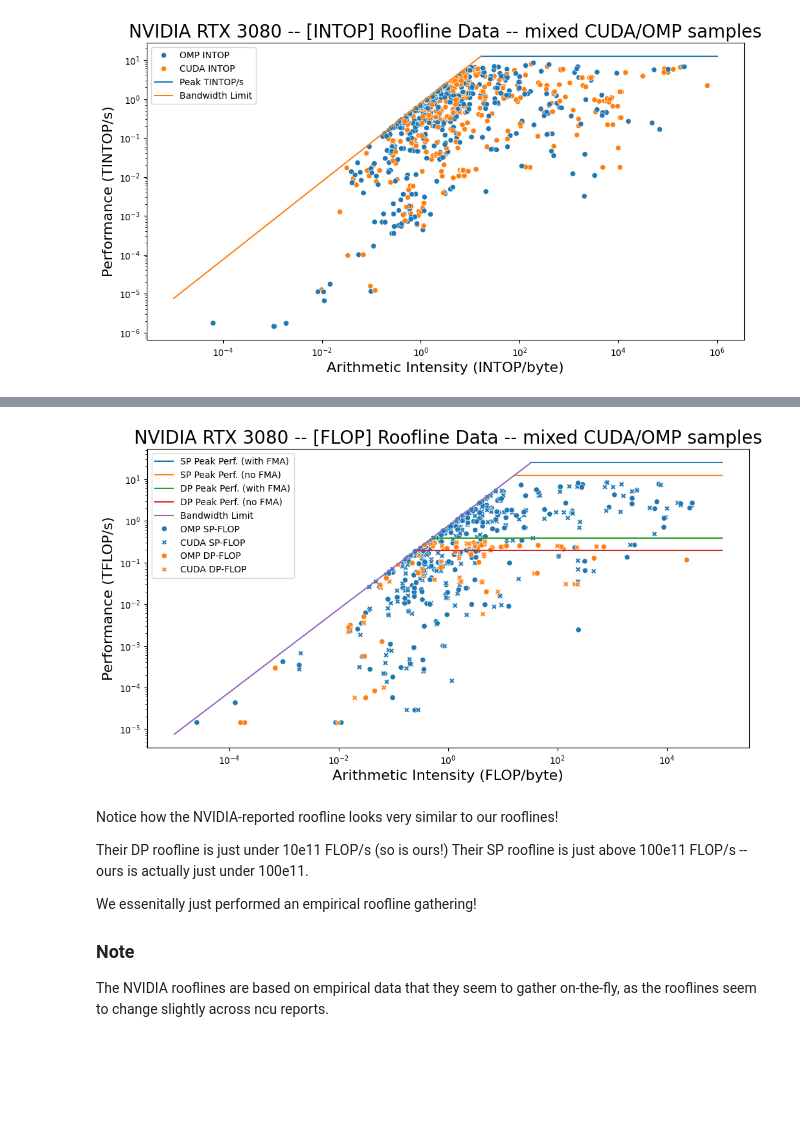
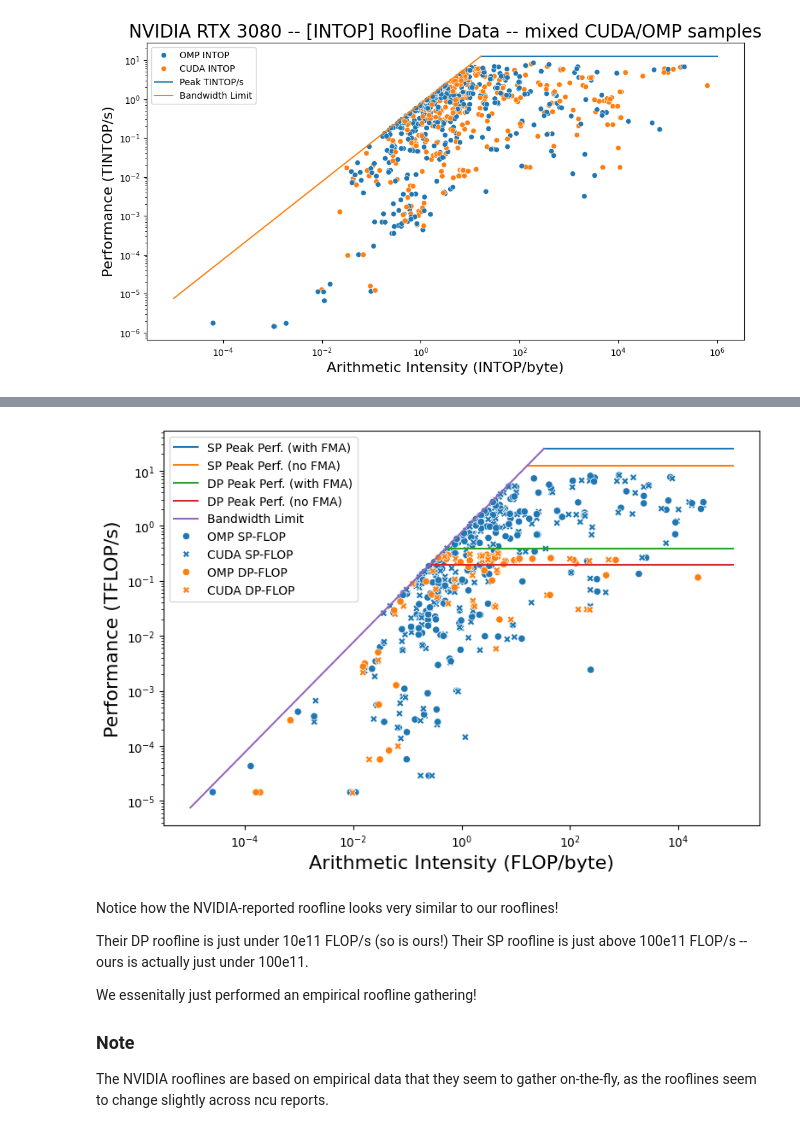
Before and after one commit to Scientific-Computing-Lab/ParallelCodeEstimation, a Jupyter notebook: dataset-gen/createTrainingDataset.ipynb, the cells around one changed output, grey strips where cells are left out. Saved outputs shown, nothing was run; the diff lists cells and outputs as text; code cells hidden in the pictures; blank space fills up the shorter version.

Commit message:
added example plot for paper

```diff
--- a/dataset-gen/createTrainingDataset.ipynb
+++ b/dataset-gen/createTrainingDataset.ipynb
@@ -262,6 +325,6 @@ plt.show()
 # %%
 # it should be noted that samples with dpAI=0 and dpPerf=0 will not show on this plot
-fig, ax = plt.subplots(1, figsize=(12,6))
+fig, ax = plt.subplots(1, figsize=(9,6))
 
 
 
@@ -270,35 +333,36 @@ ax.plot([spOPMaxPerfTFLOP/maxBandwidthTBPerSec, 1e5], [spOPMaxPerfTFLOP,spOPMaxP
 
 ax.plot([spOPMaxPerfTFLOP/(2*maxBandwidthTBPerSec), 1e5], [spOPMaxPerfTFLOP/2,spOPMaxPerfTFLOP/2], label='Peak SP TFLOP/s (no FMA)')
 
 # plot the DPOPS roofline line
 ax.plot([dpOPMaxPerfTFLOP/maxBandwidthTBPerSec, 1e5], [dpOPMaxPerfTFLOP,dpOPMaxPerfTFLOP], label='Peak DP TFLOP/s (with FMA)')
 
 ax.plot([dpOPMaxPerfTFLOP/(2*maxBandwidthTBPerSec), 1e5], [dpOPMaxPerfTFLOP/2,dpOPMaxPerfTFLOP/2], label='Peak DP TFLOP/s (no FMA)')
 
 # plot the roofline slanted line
 ax.plot([1e-5, spOPMaxPerfTFLOP/maxBandwidthTBPerSec], [maxBandwidthTBPerSec*1e-5,spOPMaxPerfTFLOP], label='Max Bandwidth')
 
 sns.scatterplot(df, x='spAI', y='spPerf', ax=ax, style='language')
 sns.scatterplot(df, x='dpAI', y='dpPerf', ax=ax, style='language')
 
 ax.set_yscale('log')
 ax.set_xscale('log')
 
 #ax.axvline(0.51)
 #ax.axvline(32.94)
 
-ax.set_title(f'{gpuName} -- [FLOP] Roofline Data -- mixed CUDA/OMP samples', fontsize=20)
+#ax.set_title(f'{gpuName} -- [FLOP] Roofline Data -- mixed CUDA/OMP samples', fontsize=20)
+#ax.set_title(f'{gpuName} -- [FLOP] Roofline Data', fontsize=20)
 
 ax.set_xlabel('Arithmetic Intensity (FLOP/byte)', fontsize=16)
 ax.set_ylabel('Performance (TFLOP/s)', fontsize=16)
 
 legend = ax.legend()
 legend.labels = [ 'SP Peak Perf. (with FMA)', 'SP Peak Perf. (no FMA)', 'DP Peak Perf. (with FMA)', 'DP Peak Perf. (no FMA)', 'Bandwidth Limit', 'OMP SP-FLOP', 'CUDA SP-FLOP', 'OMP DP-FLOP', 'CUDA DP-FLOP']
 ax.legend(legend.legend_handles, legend.labels)
 
 plt.show()
 # %% [output]
-[figure, old version]
+[figure, new version]
 # %% [markdown]
 Notice how the NVIDIA-reported roofline looks very similar to our rooflines!
 
```
Also changed, not shown: parts of 1 cell of this notebook, 1 other file.
